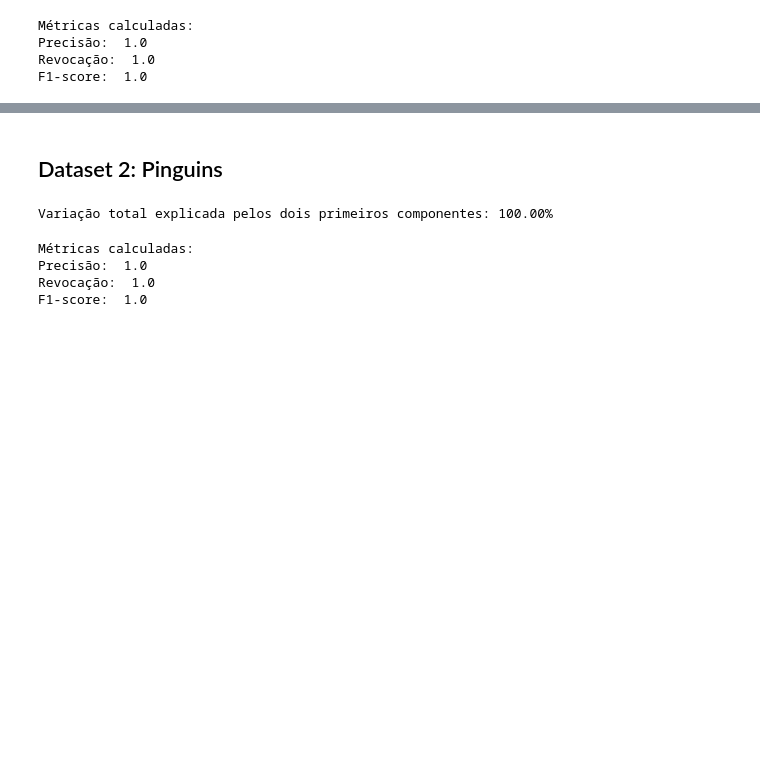
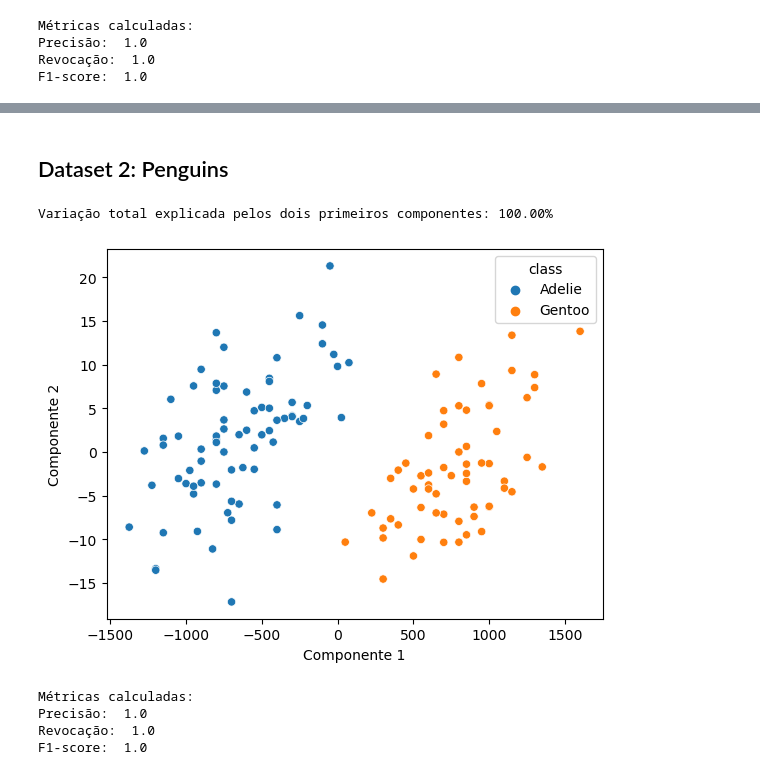
Before and after one commit to avelarh/TP-GeometriaComputacional-Alg2, a Jupyter notebook: amizade.ipynb, the cells around one changed output, grey strips where cells are left out. Cells and saved outputs as stored; diff of their text form; code cells hidden in the pictures; blank space fills up the shorter version.

Commit message:
Ultimos datasets

```diff
--- a/amizade.ipynb
+++ b/amizade.ipynb
@@ -387,13 +390,16 @@ plot_teste(a, b, iris_teste, start, end)
 # %% [markdown]
-## Dataset 2: Pinguins
+## Dataset 2: Penguins
 # %%
 penguins = sns.load_dataset('penguins')
 penguins = penguins.dropna()
 penguins = penguins[penguins['species'] != 'Chinstrap']
 penguins = penguins[penguins['sex'] != 'Female']
 penguins_pca = apply_pca(penguins, 'species')
+
+plot_pca(penguins_pca)
 # %% [output]
 Variação total explicada pelos dois primeiros componentes: 100.00%
+[figure, added]
 # %%
 penguins_treinamento, penguins_teste = separar_dados(penguins_pca)
 # %%
```
Also changed, not shown: parts of 24 cells of this notebook.
